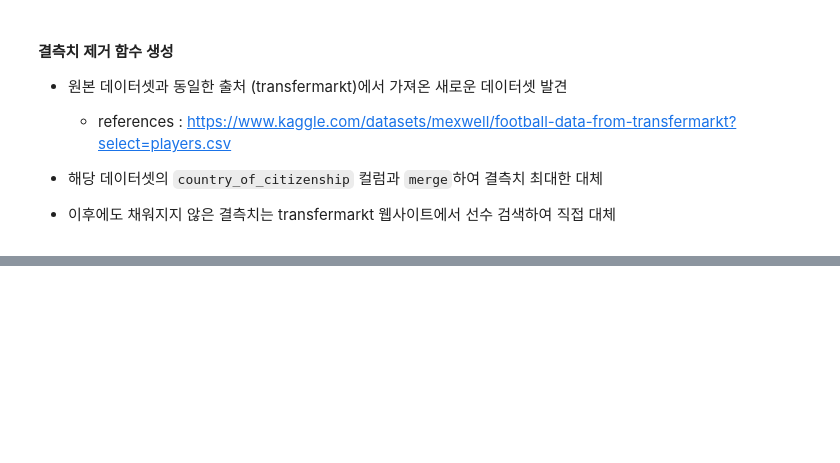
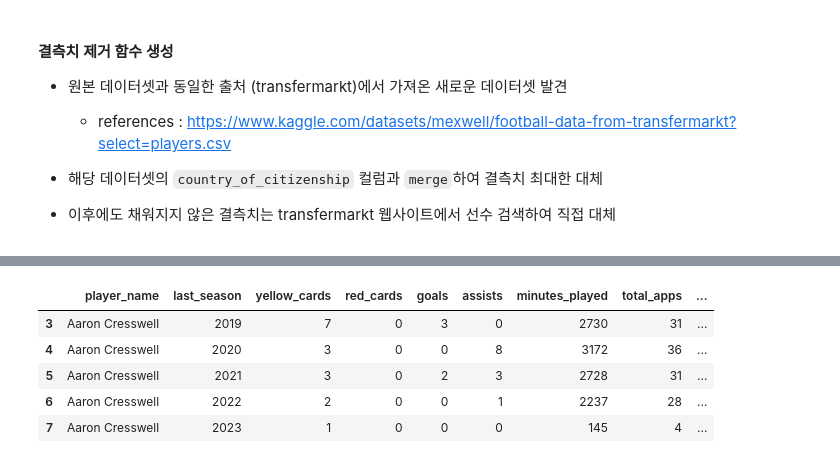
Before and after one commit to wjco/DAStudy-sat, a Jupyter notebook: Tek/football-data-from-transfermarkt/preprocessing-football-data-from-transfermarkt.ipynb, the cells around one changed output, grey strips where cells are left out. Cells and saved outputs as stored; diff of their text form; code cells hidden in the pictures; blank space fills up the shorter version.

```diff
--- a/Tek/football-data-from-transfermarkt/preprocessing-football-data-from-transfermarkt.ipynb
+++ b/Tek/football-data-from-transfermarkt/preprocessing-football-data-from-transfermarkt.ipynb
@@ -741,2 +755,11 @@ merged_again
+# %%
+merged_again[merged_again.player_name=="Aaron Cresswell"]
+# %% [output]
+|  | player_name | last_season | yellow_cards | red_cards | goals | assists | minutes_played | total_apps | ... |
+| 3 | Aaron Cresswell | 2019 | 7 | 0 | 3 | 0 | 2730 | 31 | ... |
+| 4 | Aaron Cresswell | 2020 | 3 | 0 | 0 | 8 | 3172 | 36 | ... |
+| 5 | Aaron Cresswell | 2021 | 3 | 0 | 2 | 3 | 2728 | 31 | ... |
+| 6 | Aaron Cresswell | 2022 | 2 | 0 | 0 | 1 | 2237 | 28 | ... |
+| 7 | Aaron Cresswell | 2023 | 1 | 0 | 0 | 0 | 145 | 4 | ... |
 # %%
 # 함수 적용 후 결측치 대체된 것 확인
```
Also changed, not shown: parts of 24 cells of this notebook, 2 other files.
